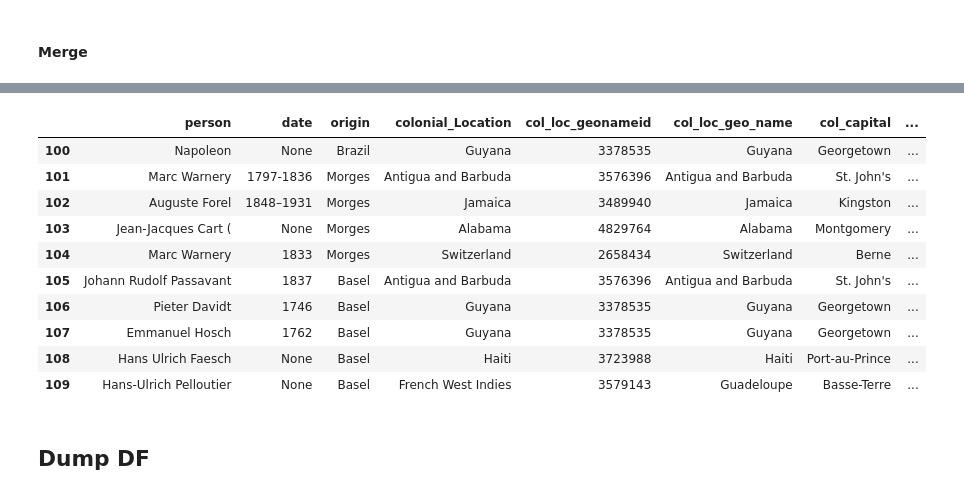
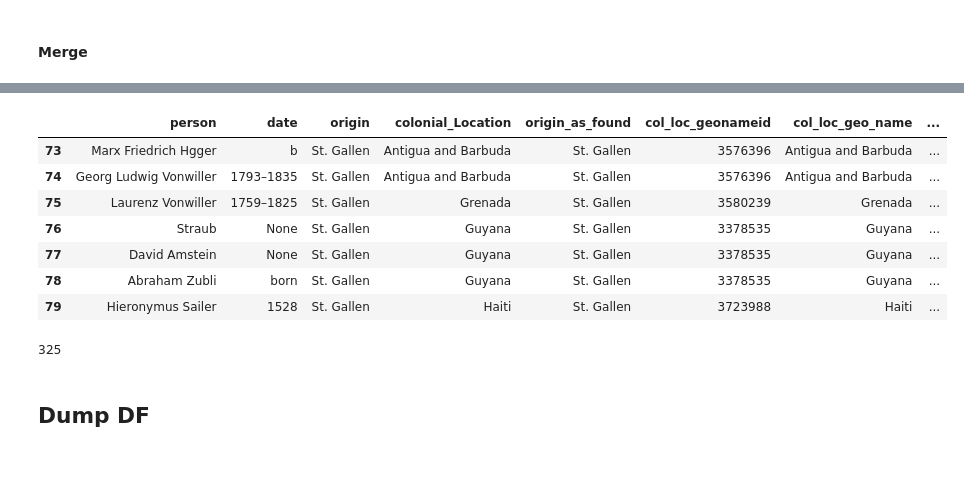
Before and after one commit to ych-wang/Colonial-heritage-in-Switzerland, a Jupyter notebook: caricom-text-processing.ipynb, the cells around one changed output, grey strips where cells are left out. Saved outputs shown, nothing was run; the diff lists cells and outputs as text; code cells hidden in the pictures; blank space fills up the shorter version.

```diff
--- a/caricom-text-processing.ipynb
+++ b/caricom-text-processing.ipynb
@@ -1090,16 +1004,17 @@ In the origin location we have mostly cities and region, if the specific places
 # %%
 #cleaning of origin
 def clean_origin(origin):
-    end =  len(origin)
+    if origin == None:
+        return None
     #remove parenthesis and everything that comes after it
     try :
         start = origin.index('(')
     except :
-        start = end
+        start = len(origin)
     origin = origin[0:start]
     #print(origin)
     #remove digits and symbols
-    origin = re.sub('[^A-Za-z -]+','',origin)
+    origin = re.sub('[^A-Za-z -.]+','',origin)
 
     #split version
     o_split = origin.split()
@@ -1113,8 +1028,8 @@ def clean_origin(origin):
         cleanOrigin = cleanOrigin+' '+split
         #print(cleanOrigin)
         cleanOrigin = cleanOrigin.strip()
-    if cleanOrigin == 'Zurich':
-        cleanOrigin = 'Zürich'
+    if cleanOrigin == 'St.Gallen':
+        cleanOrigin = 'St. Gallen'
     return cleanOrigin
 # %%
 caricom_col_loc['origin'] = caricom_col_loc['origin'].apply(lambda x : clean_origin(x))
@@ -1128,14 +1043,21 @@ no_correspondance = 0
 origin_geo_dic = []
 #loop to fill with geo information for origin countries
 for origin in origin_locs:
-        origin_geo_all = gc.get_cities_by_name(origin)
-        if len(origin_geo_all) > 0 :
-            origin_geo_all = origin_geo_all[0]
-            key_id = list(origin_geo_all.keys())[0]
-            origin_geo = origin_geo_all.get(key_id, {})
-            found = found +1
-            origin_geo_dic.append(origin_geo)
-            #print(f'There is a correspondance for {origin}')
+        #sanity check for empty entry
+        if (origin != None) and (origin != ''):
+            origin_geo_all = gc.search_cities(origin)
+
+            if len(origin_geo_all) > 0 :
+                dict_geo = origin_geo_all[0]
+                #print(dict_geo)
+                #origin_geo_all = origin_geo_all[0]
+                #key_id = list(origin_geo_all.keys())[0]
+                #origin_geo = origin_geo_all.get(key_id, {})
+                dict_geo['origin_as_found']=origin
+                #print(dict_geo)
+                found = found +1
+                origin_geo_dic.append(dict_geo)
+                #print(f'There is a correspondance for {origin}')
 
 
 print(f'There are {found} found')
@@ -1146,5 +1068,5 @@ origin_cities = pd.json_normalize(origin_geo_dic)
 # %%
 #transform JSON list into a dataframe
 origin_cities = pd.json_normalize(origin_geo_dic)
-origin_cities = origin_cities[['geonameid','name','latitude','longitude']]
-origin_cities.head()
+origin_cities = origin_cities[['origin_as_found','geonameid','name','latitude','longitude']]
+#origin_cities
@@ -1167,2 +1104,2 @@ len(caricom_col_loc)
 # %%
-caricom_both_loc = caricom_col_loc.merge( origin_cities,how = 'outer', left_on='origin', right_on='origin_geo_name')
+caricom_both_loc = caricom_col_loc.merge( origin_cities,how = 'outer', left_on='origin', right_on='origin_as_found')
@@ -1176,17 +1118,18 @@ caricom_both_loc['origin_loc_geonameid'] = caricom_both_loc['origin_loc_geonamei
 # %%
-caricom_both_loc[['person','date','origin','colonial_Location',
+caricom_both_loc[['person','date','origin','colonial_Location','origin_as_found',
                   'col_loc_geonameid','col_loc_geo_name','col_capital','col_latitude',
                  'col_longitude','origin_loc_geonameid','origin_geo_name',
-                  'origin_latitude','origin_longitude']].iloc[100:110]
+                  'origin_latitude','origin_longitude']]
 # %% [output]
-|  | person | date | origin | colonial_Location | col_loc_geonameid | col_loc_geo_name | col_capital | ... |
-| 100 | Napoleon | None | Brazil | Guyana | 3378535 | Guyana | Georgetown | ... |
-| 101 | Marc Warnery | 1797-1836 | Morges | Antigua and Barbuda | 3576396 | Antigua and Barbuda | St. John's | ... |
-| 102 | Auguste Forel | 1848–1931 | Morges | Jamaica | 3489940 | Jamaica | Kingston | ... |
-| 103 | Jean-Jacques Cart ( | None | Morges | Alabama | 4829764 | Alabama | Montgomery | ... |
-| 104 | Marc Warnery | 1833 | Morges | Switzerland | 2658434 | Switzerland | Berne | ... |
-| 105 | Johann Rudolf Passavant | 1837 | Basel | Antigua and Barbuda | 3576396 | Antigua and Barbuda | St. John's | ... |
-| 106 | Pieter Davidt | 1746 | Basel | Guyana | 3378535 | Guyana | Georgetown | ... |
-| 107 | Emmanuel Hosch | 1762 | Basel | Guyana | 3378535 | Guyana | Georgetown | ... |
-| 108 | Hans Ulrich Faesch | None | Basel | Haiti | 3723988 | Haiti | Port-au-Prince | ... |
-| 109 | Hans-Ulrich Pelloutier | None | Basel | French West Indies | 3579143 | Guadeloupe | Basse-Terre | ... |
+|  | person | date | origin | colonial_Location | origin_as_found | col_loc_geonameid | col_loc_geo_name | ... |
+| 73 | Marx Friedrich Hgger | b | St. Gallen | Antigua and Barbuda | St. Gallen | 3576396 | Antigua and Barbuda | ... |
+| 74 | Georg Ludwig Vonwiller | 1793­–1835 | St. Gallen | Antigua and Barbuda | St. Gallen | 3576396 | Antigua and Barbuda | ... |
+| 75 | Laurenz Vonwiller | 1759–1825 | St. Gallen | Grenada | St. Gallen | 3580239 | Grenada | ... |
+| 76 | Straub | None | St. Gallen | Guyana | St. Gallen | 3378535 | Guyana | ... |
+| 77 | David Amstein | None | St. Gallen | Guyana | St. Gallen | 3378535 | Guyana | ... |
+| 78 | Abraham Zubli | born | St. Gallen | Guyana | St. Gallen | 3378535 | Guyana | ... |
+| 79 | Hieronymus Sailer | 1528 | St. Gallen | Haiti | St. Gallen | 3723988 | Haiti | ... |
+# %%
+len(caricom_both_loc)
+# %% [output]
+325
```
Also changed, not shown: parts of 28 cells of this notebook.
